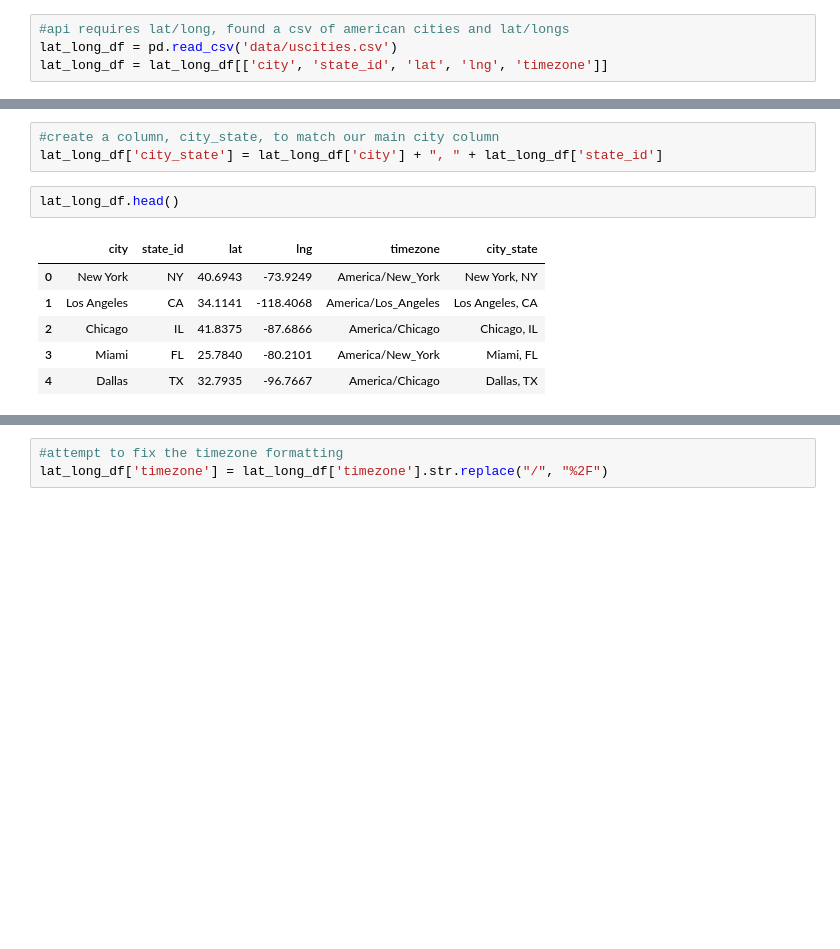
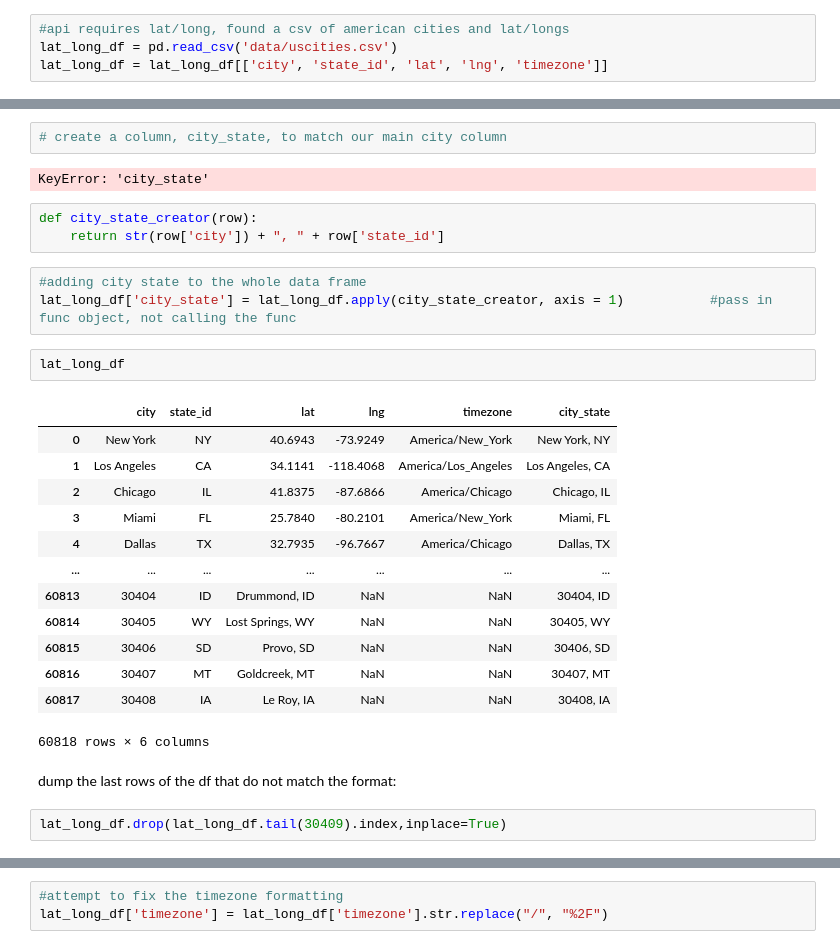
Before and after one commit to BRCanada/Flight-Delay-Prediction, a Jupyter notebook: EDA_Task3.ipynb, the cells around one changed output, grey strips where cells are left out. Drawn from its saved outputs; the diff is of its cells as text; blank space fills up the shorter version.

```diff
--- a/EDA_Task3.ipynb
+++ b/EDA_Task3.ipynb
@@ -133,12 +153,30 @@ lat_long_df = lat_long_df[['city', 'state_id', 'lat', 'lng', 'timezone']]
 # %%
-#create a column, city_state, to match our main city column
-lat_long_df['city_state'] = lat_long_df['city'] + ", " + lat_long_df['state_id']
+# create a column, city_state, to match our main city column
+# %% [output]
+KeyError: 'city_state'
+# %%
+def city_state_creator(row):
+    return str(row['city']) + ", " + row['state_id']
+# %%
+#adding city state to the whole data frame
+lat_long_df['city_state'] = lat_long_df.apply(city_state_creator, axis = 1)           #pass in func object, not calling the func
 # %%
-lat_long_df.head()
+lat_long_df
 # %% [output]
 |  | city | state_id | lat | lng | timezone | city_state |
 | 0 | New York | NY | 40.6943 | -73.9249 | America/New_York | New York, NY |
 | 1 | Los Angeles | CA | 34.1141 | -118.4068 | America/Los_Angeles | Los Angeles, CA |
 | 2 | Chicago | IL | 41.8375 | -87.6866 | America/Chicago | Chicago, IL |
 | 3 | Miami | FL | 25.7840 | -80.2101 | America/New_York | Miami, FL |
 | 4 | Dallas | TX | 32.7935 | -96.7667 | America/Chicago | Dallas, TX |
+| ... | ... | ... | ... | ... | ... | ... |
+| 60813 | 30404 | ID | Drummond, ID | NaN | NaN | 30404, ID |
+| 60814 | 30405 | WY | Lost Springs, WY | NaN | NaN | 30405, WY |
+| 60815 | 30406 | SD | Provo, SD | NaN | NaN | 30406, SD |
+| 60816 | 30407 | MT | Goldcreek, MT | NaN | NaN | 30407, MT |
+| 60817 | 30408 | IA | Le Roy, IA | NaN | NaN | 30408, IA |
+60818 rows × 6 columns
+# %% [markdown]
+dump the last rows of the df that do not match the format:
+# %%
+lat_long_df.drop(lat_long_df.tail(30409).index,inplace=True)
```
Also changed, not shown: parts of 27 cells of this notebook, 5 other files.
